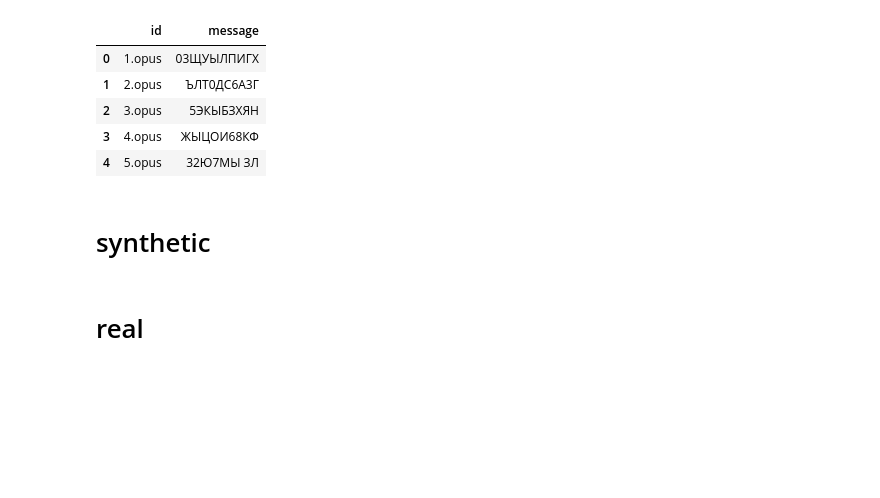
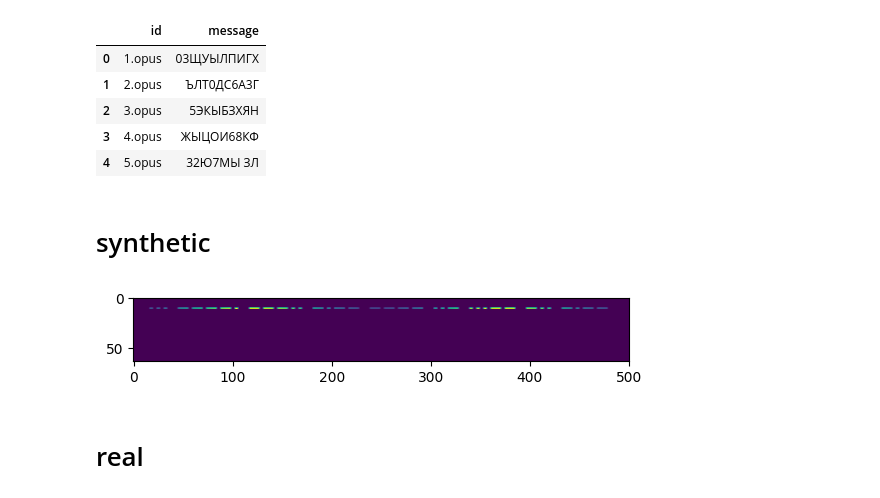
Before and after one commit to SwedishSquid/KC25_morse, a Jupyter notebook: src/fresh_start.ipynb, the cells around one changed output. Saved outputs shown, nothing was run; the diff lists cells and outputs as text; code cells hidden in the pictures; blank space fills up the shorter version.

Commit message:
made volume signal tranform

```diff
--- a/src/fresh_start.ipynb
+++ b/src/fresh_start.ipynb
@@ -46,6 +47,17 @@ full_train_df.head()
 # %%
 fake_train_set = generate_dataset(fake_dataset_size, runtime_transform=rotation_transform)
 fake_val_set = generate_dataset(5000)
+# %%
+# fake_batch = torch.stack([fake_train_set[0][0], fake_train_set[1][0], fake_train_set[2][0]])
+# print(fake_batch.shape)
+
+
+
+fake_mel, fake_message = generate_dataset(100, signal_transform=volume_signal_transform, runtime_transform=rotation_transform)[0]
+plt.imshow(fake_mel)
+plt.show()
+# %% [output]
+[figure, added]
 # %% [markdown]
 # real
 # %%
```
Also changed, not shown: parts of 2 cells of this notebook, 1 other file.
